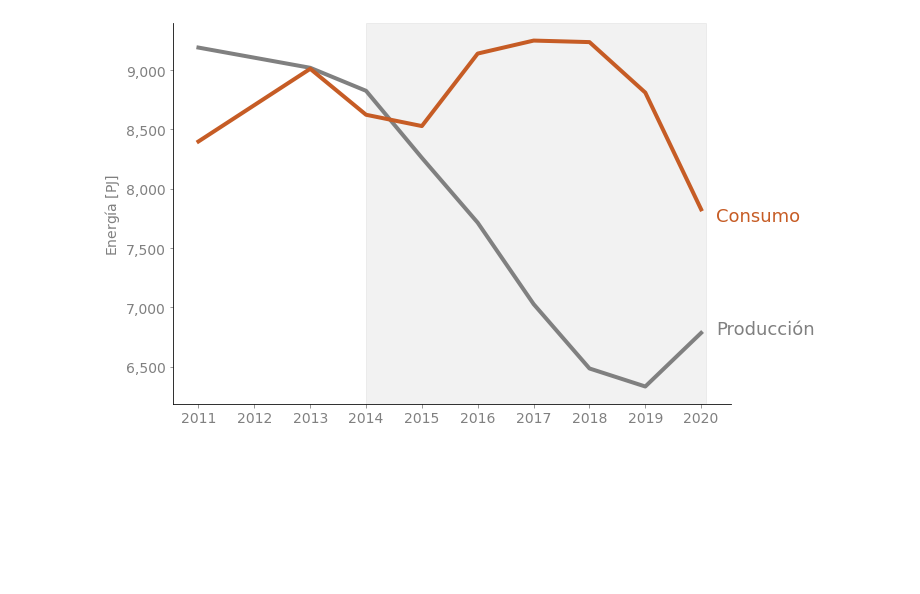
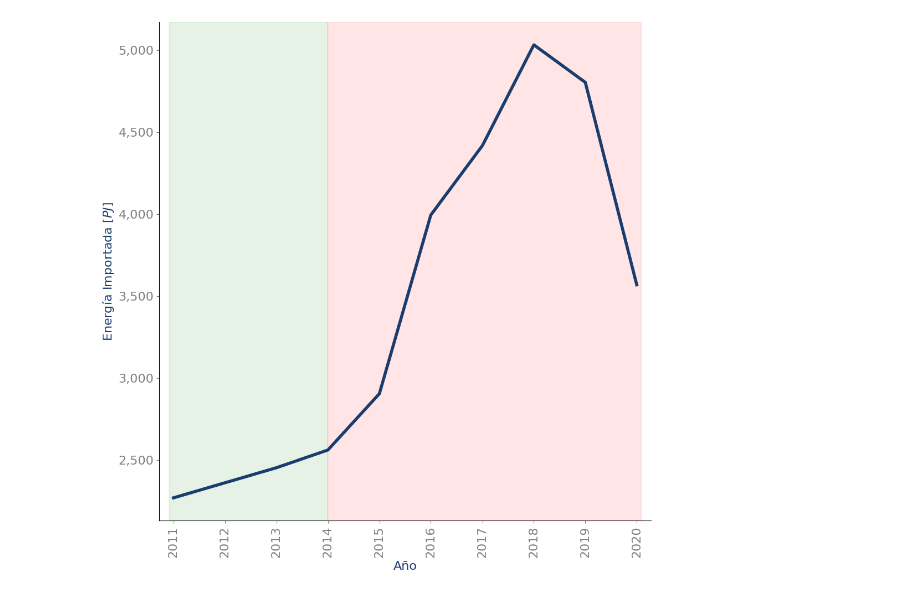
Before and after one commit to AltamarMx/ContandoHistoriasDatos_taller, a Jupyter notebook: notebooks/memo/004_IndependenciaEnergética.ipynb, the cells around one changed output. Cells and saved outputs as stored; diff of their text form; code cells hidden in the pictures; blank space fills up the shorter version.

```diff
--- a/notebooks/memo/004_IndependenciaEnergética.ipynb
+++ b/notebooks/memo/004_IndependenciaEnergética.ipynb
@@ -34,38 +108,29 @@ ind
 # %%
-fig, ax = plt.subplots()
+fig, ax = plt.subplots(constrained_layout=True)
 
 #Grafica datos
-ax.plot(ind["Producción"],label='Produccion')
-ax.plot(ind["Oferta Interna Bruta"], '-',color=doradoier,label='Consumo')
+ax.plot(ind.Importación, '-',color=azulier)
 
 #Fondo verde y rojo para separar a~nos
-ax.axvspan(parse("2014-01-01"),parse("2020-01-31"),alpha=0.1,color="grey")
+ax.axvspan(parse("2010-12-01"),parse("2013-12-31"),alpha=0.1,color='green')
+ax.axvspan(parse("2013-12-31"),parse("2020-01-31"),alpha=0.1,color="r")
 
-# #L'imites en X y Y
-# ax.set_xlim(ind.index[0]-pd.Timedelta(100,"d"),ind.index[-1]+pd.Timedelta(100,"d"))
-# ax.set_xlim(ind.index[0],ind.index[-1])
-
-# ax.set_ylim(6000,10000)
+#L'imites en X y Y
+ax.set_xlim(ind.index[0]-pd.Timedelta(100,"d"),ind.index[-1]+pd.Timedelta(100,"d"))
+# ax.set_ylim(0,1.2)
 
 #Etiquetas y texto
-ax.set_ylabel("Energía [$PJ$]")
-# ax.set_xlabel("Año")
+ax.set_ylabel("Energía Importada [$PJ$]",c=azulier)
+ax.set_xlabel("Año",c=azulier)
 
 
-x = [dt.datetime(2020, 1, 1),dt.datetime(2020, 1, 1)]
-y = [6650,7600]
-ax.annotate('Producción', (mdates.date2num(x[0]), y[0]), xytext=(15, 15),
-            textcoords='offset points',size=18)
-ax.annotate('Consumo', (mdates.date2num(x[1]), y[1]), xytext=(15, 15),
-            textcoords='offset points',size=18,c=doradoier)
-
 # Formato de gr'afica
-ax.xaxis.set_major_locator(mdates.YearLocator(base=1))
-ax.xaxis.set_major_formatter(mdates.DateFormatter('%Y'))
+ax.set_xticklabels(range(2010,2021,1),rotation=90)
 ax.spines[['top','right']].set_visible(False)
 ax.yaxis.set_major_formatter(mpl.ticker.StrMethodFormatter('{x:,.0f}'))
 
-# ax.legend()
-# fig.savefig('Fig1.png',transparent=True)
+
+
+# fig.savefig('Fig3.png',transparent=True)
 # %% [output]
-[figure, old version]
+[figure, new version]
```
Also changed, not shown: parts of 6 cells of this notebook, 2 other files.
